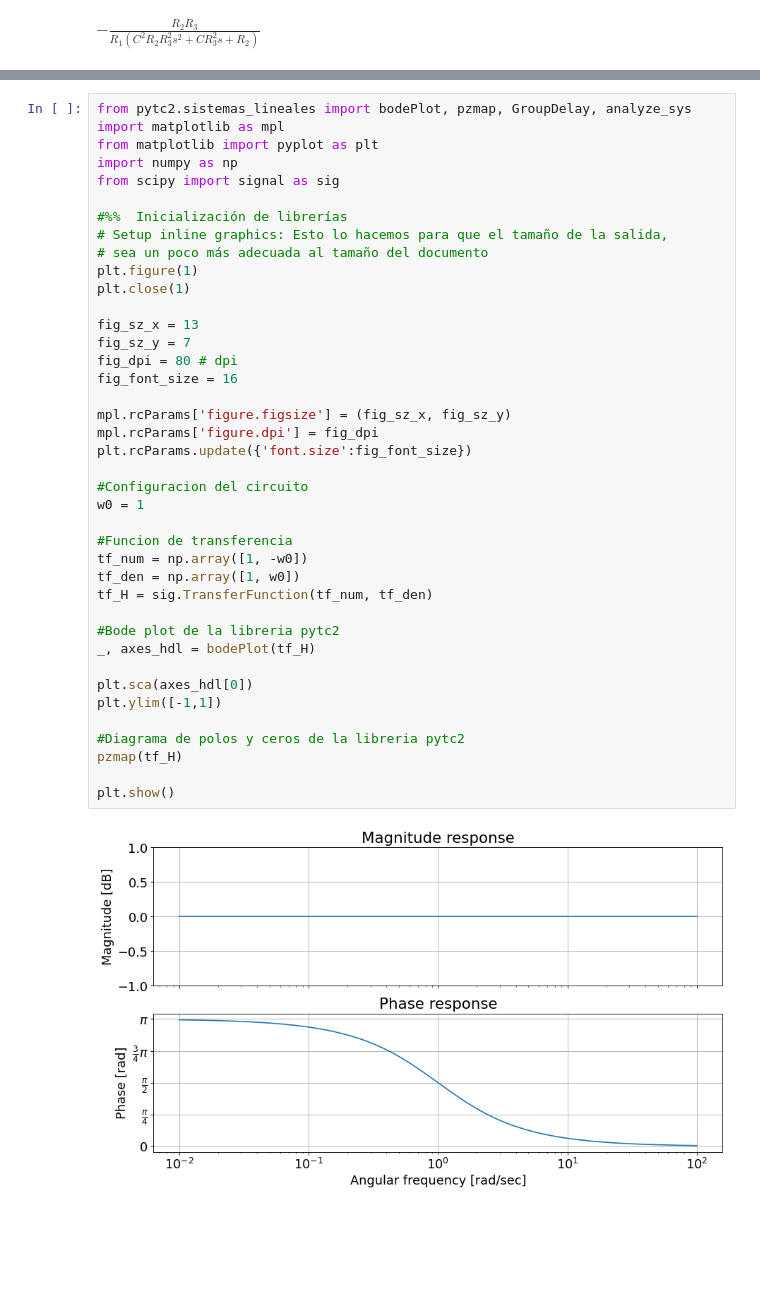
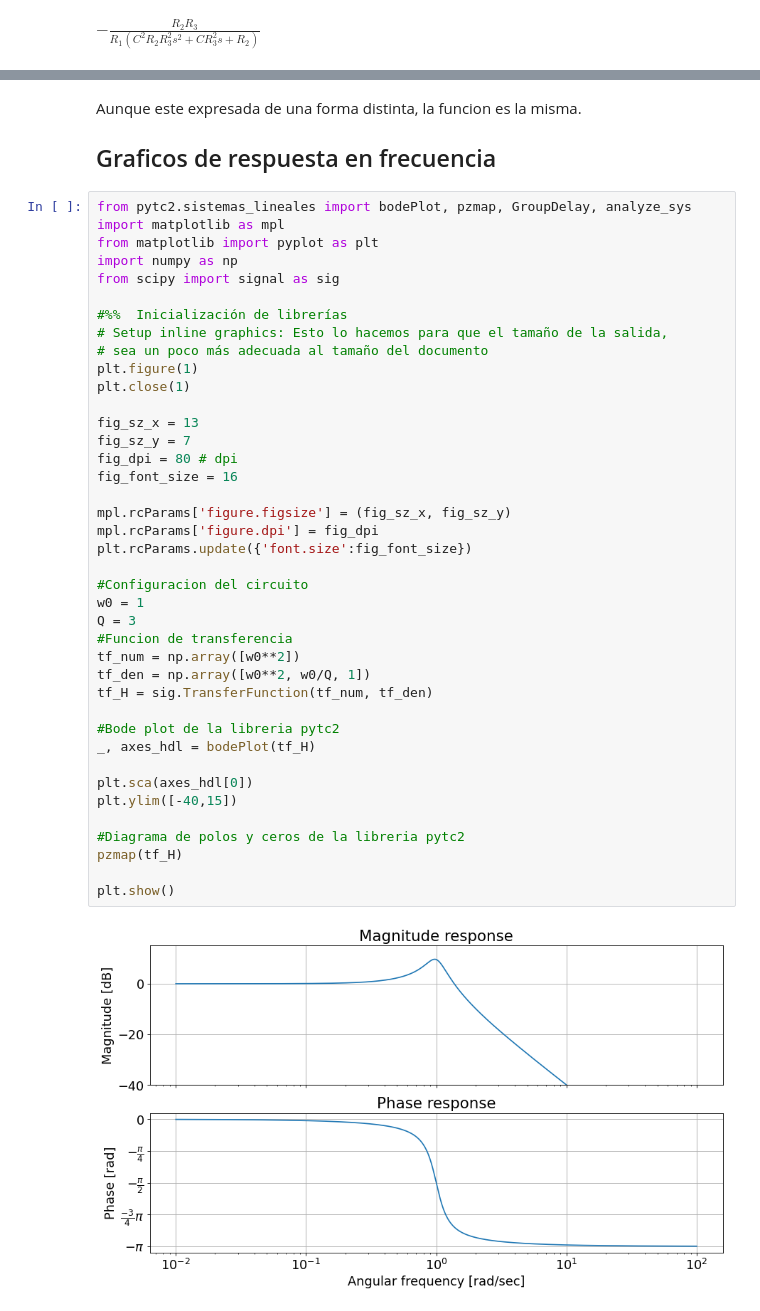
Before and after one commit to brunogle/tc2-r4001, a Jupyter notebook: trabajo_semanal_2/trabajo_semanal_2.ipynb, the cells around one changed output, grey strips where cells are left out. Drawn from its saved outputs; the diff is of its cells as text; blank space fills up the shorter version.

```diff
--- a/trabajo_semanal_2/trabajo_semanal_2.ipynb
+++ b/trabajo_semanal_2/trabajo_semanal_2.ipynb
@@ -77,3 +122,7 @@ A continuación se proporcionan gráficos de la función de transferencia normal
+# %% [markdown]
+Aunque este expresada de una forma distinta, la funcion es la misma.
+
+## Graficos de respuesta en frecuencia
 # %%
 from pytc2.sistemas_lineales import bodePlot, pzmap, GroupDelay, analyze_sys
 import matplotlib as mpl
@@ -84,35 +133,35 @@ from scipy import signal as sig
 #%%  Inicialización de librerías
 # Setup inline graphics: Esto lo hacemos para que el tamaño de la salida,
 # sea un poco más adecuada al tamaño del documento
 plt.figure(1)
 plt.close(1)
 
 fig_sz_x = 13
 fig_sz_y = 7
 fig_dpi = 80 # dpi
 fig_font_size = 16
 
 mpl.rcParams['figure.figsize'] = (fig_sz_x, fig_sz_y)
 mpl.rcParams['figure.dpi'] = fig_dpi
 plt.rcParams.update({'font.size':fig_font_size})
 
 #Configuracion del circuito
 w0 = 1
-
+Q = 3
 #Funcion de transferencia
-tf_num = np.array([1, -w0])
-tf_den = np.array([1, w0])
+tf_num = np.array([w0**2])
+tf_den = np.array([w0**2, w0/Q, 1])
 tf_H = sig.TransferFunction(tf_num, tf_den)
 
 #Bode plot de la libreria pytc2
 _, axes_hdl = bodePlot(tf_H)
 
 plt.sca(axes_hdl[0])
-plt.ylim([-1,1])
+plt.ylim([-40,15])
 
 #Diagrama de polos y ceros de la libreria pytc2
 pzmap(tf_H)
 
 plt.show()
 # %% [output]
-[figure, old version]
+[figure, new version]
```
Also changed, not shown: parts of 15 cells of this notebook, 5 other files.
